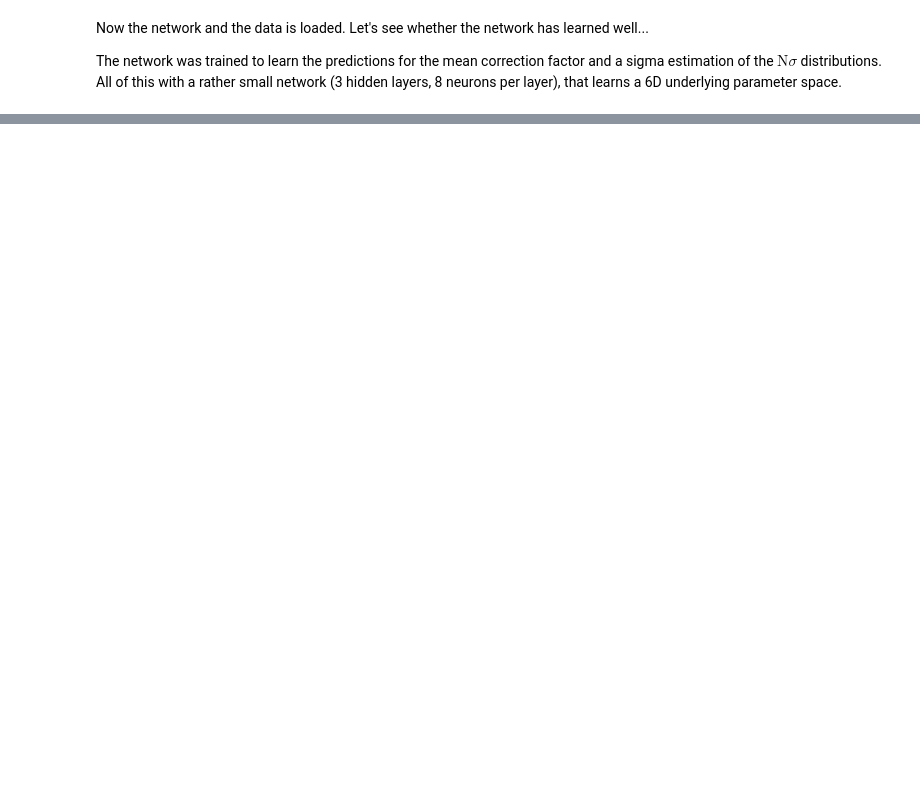
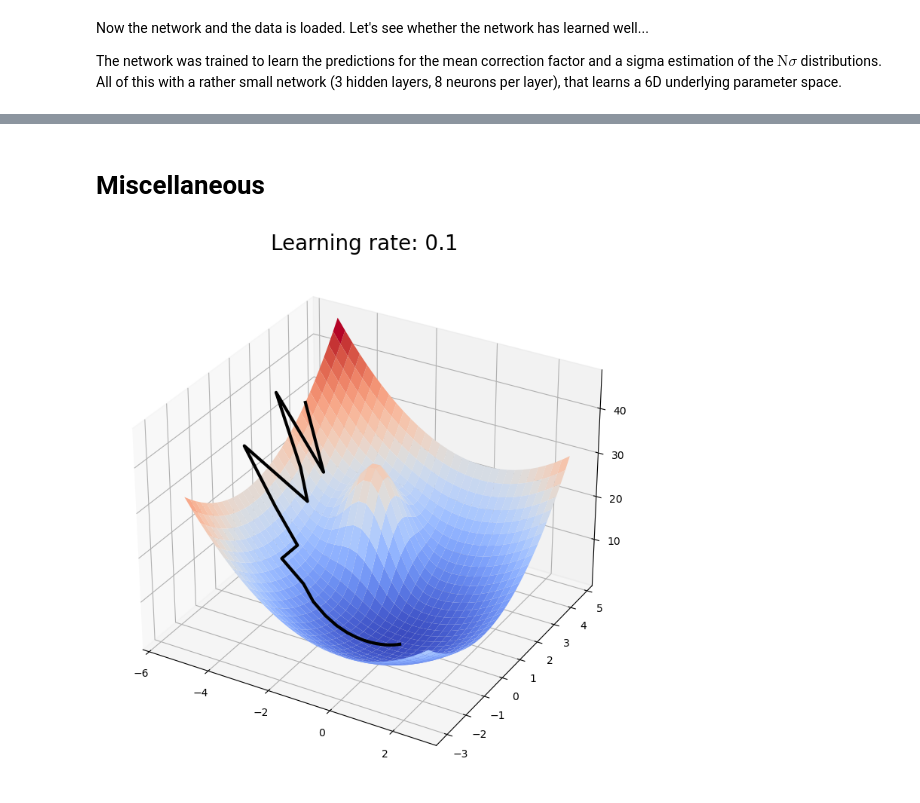
Before and after one commit to AliceO2Group/analysis-tutorials, a Jupyter notebook: o2at-2/machineLearning/NeuralNetworkRegression/NeuralNetworks.ipynb, the cells around one changed output, grey strips where cells are left out. Drawn from its saved outputs; the diff is of its cells as text; code cells hidden in the pictures; blank space fills up the shorter version.

```diff
--- a/o2at-2/machineLearning/NeuralNetworkRegression/NeuralNetworks.ipynb
+++ b/o2at-2/machineLearning/NeuralNetworkRegression/NeuralNetworks.ipynb
@@ -391,8 +415,6 @@ def plotting(x_data, y_data, mode='net'):
     range_hists = [-1.,1.]
 
     ### Plotting the data in histograms
-    plt.figure(figsize=(16,9))
-
     x_space = np.logspace(range_hists[0], range_hists[1], 20*8)
     if mode=='ratio':
         y_space = np.linspace(-15., 15., 20*6)
@@ -458,0 +481,42 @@ for i, mass in enumerate(np.sort(np.unique(data_LHC22q[:,labels=='fMass'].flatte
+# %% [markdown]
+# Miscellaneous
+# %%
+import matplotlib.pyplot as plt
+from matplotlib import cm
+from matplotlib.ticker import LinearLocator
+import numpy as np
+import torch
+
+fig, ax = plt.subplots(figsize=(16,9),subplot_kw={"projection": "3d"})
+
+# Make data.
+def function(x, y):
+    return x**2 + y**2
+
+def bump(X, Y, a=1):
+    return a*np.exp(-((X)**2 + (Y)**2))
+
+X = np.arange(-5,3,0.25)
+Y = np.arange(-3,5,0.25)
+
+X, Y = np.meshgrid(X, Y)
+Z = function(X,Y) + bump(X+2,Y-2,20)
+
+learning_rate = 0.1
+values = np.array([[-5,3]])
+for i in range(100):
+    values = np.vstack((values, np.array([values[-1] - learning_rate*(2*values[-1] - 40*bump(values[-1,0]+2, values[-1,1]-2, 20)*(values[-1]+np.array([2,-2])))]) ))
+
+surf = ax.plot_surface(X, Y, Z, cmap=cm.coolwarm,
+                       rstride=1, cstride=1, shade=False)
+plt.plot(*values.T, function(values.T[0], values.T[1]), linewidth=3, c="black", zorder=3)
+
+# Add a color bar which maps values to colors.
+#fig.colorbar(surf, shrink=0.5, aspect=5)
+
+plt.title("Learning rate: " + str(learning_rate), {'fontsize': 20})
+
+fig.show()
+# fig.savefig("GradientDescent.png", transparent=True)
+# %% [output]
+[figure, added]
```
Also changed, not shown: parts of 15 cells of this notebook, 3 other files.
